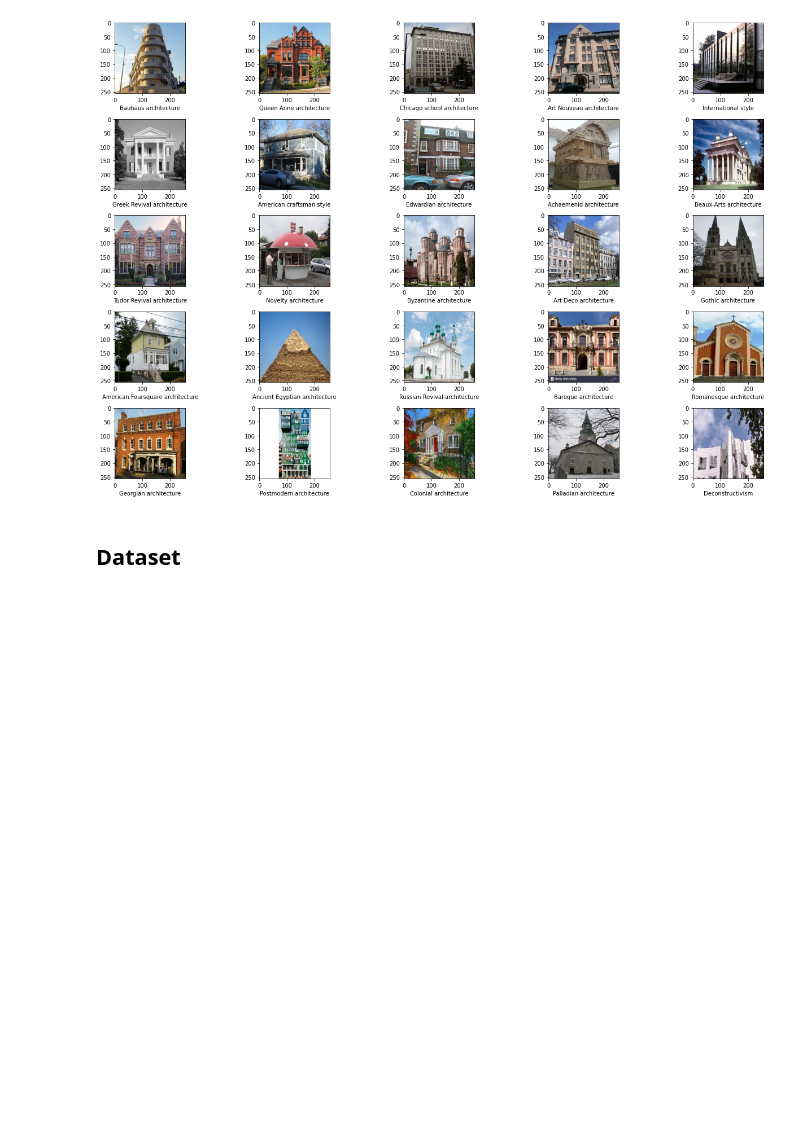
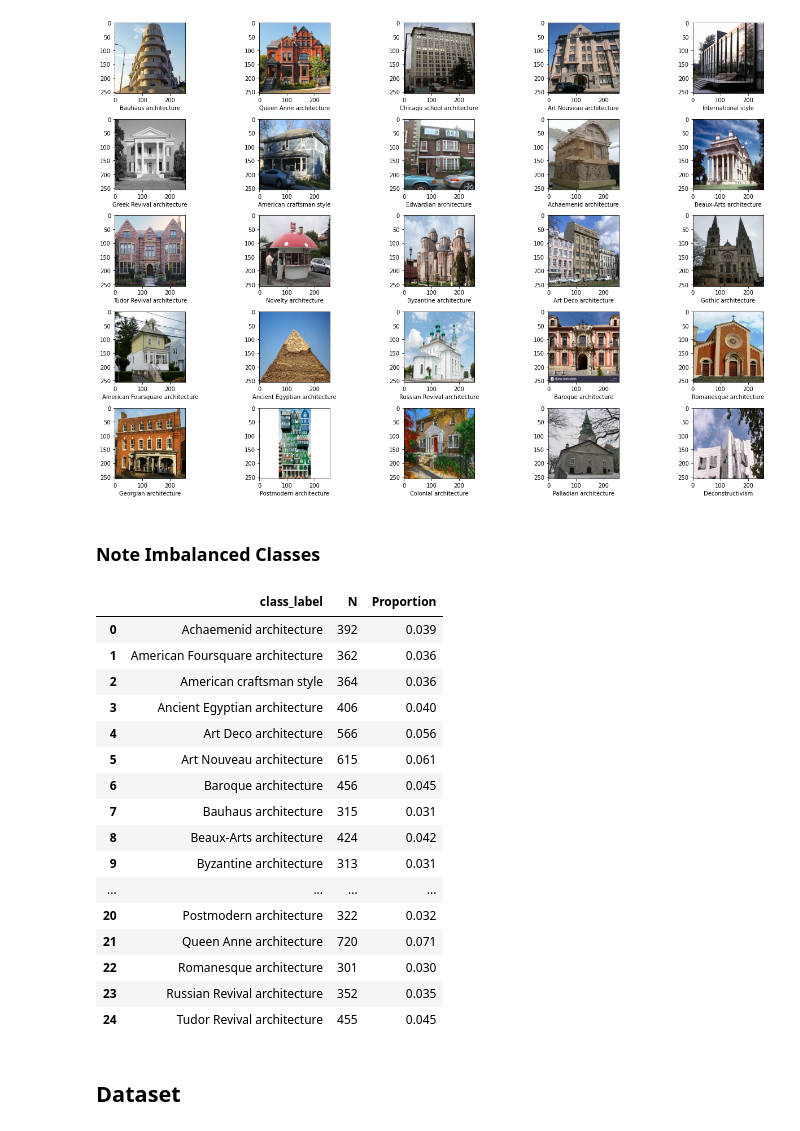
Before and after one commit to Physsionist/deep_architecture, a Jupyter notebook: model_fitting.ipynb, the cells around one changed output. Saved outputs shown, nothing was run; the diff lists cells and outputs as text; code cells hidden in the pictures; blank space fills up the shorter version.

```diff
--- a/model_fitting.ipynb
+++ b/model_fitting.ipynb
@@ -160,6 +140,30 @@ plt.tight_layout()
 plt.show()
 # %% [output]
 [figure]
+# %% [markdown]
+### Note Imbalanced Classes
+# %%
+temp = df.groupby('class_label').size().reset_index().rename({0:'N'}, axis=1)
+temp['Proportion'] = (temp['N'] / len(df)).round(3)
+temp
+# %% [output]
+|  | class_label | N | Proportion |
+| 0 | Achaemenid architecture | 392 | 0.039 |
+| 1 | American Foursquare architecture | 362 | 0.036 |
+| 2 | American craftsman style | 364 | 0.036 |
+| 3 | Ancient Egyptian architecture | 406 | 0.040 |
+| 4 | Art Deco architecture | 566 | 0.056 |
+| 5 | Art Nouveau architecture | 615 | 0.061 |
+| 6 | Baroque architecture | 456 | 0.045 |
+| 7 | Bauhaus architecture | 315 | 0.031 |
+| 8 | Beaux-Arts architecture | 424 | 0.042 |
+| 9 | Byzantine architecture | 313 | 0.031 |
+| ... | ... | ... | ... |
+| 20 | Postmodern architecture | 322 | 0.032 |
+| 21 | Queen Anne architecture | 720 | 0.071 |
+| 22 | Romanesque architecture | 301 | 0.030 |
+| 23 | Russian Revival architecture | 352 | 0.035 |
+| 24 | Tudor Revival architecture | 455 | 0.045 |
 # %% [markdown]
 ## Dataset
 # %%
```
Also changed, not shown: parts of 52 cells of this notebook.
